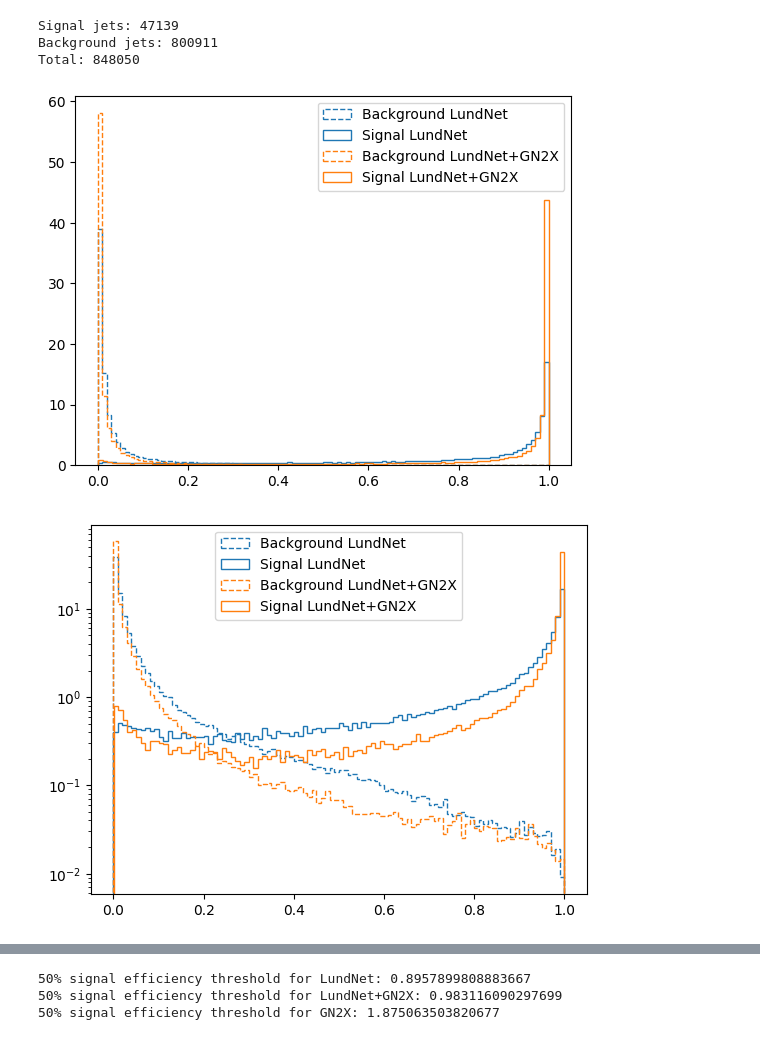
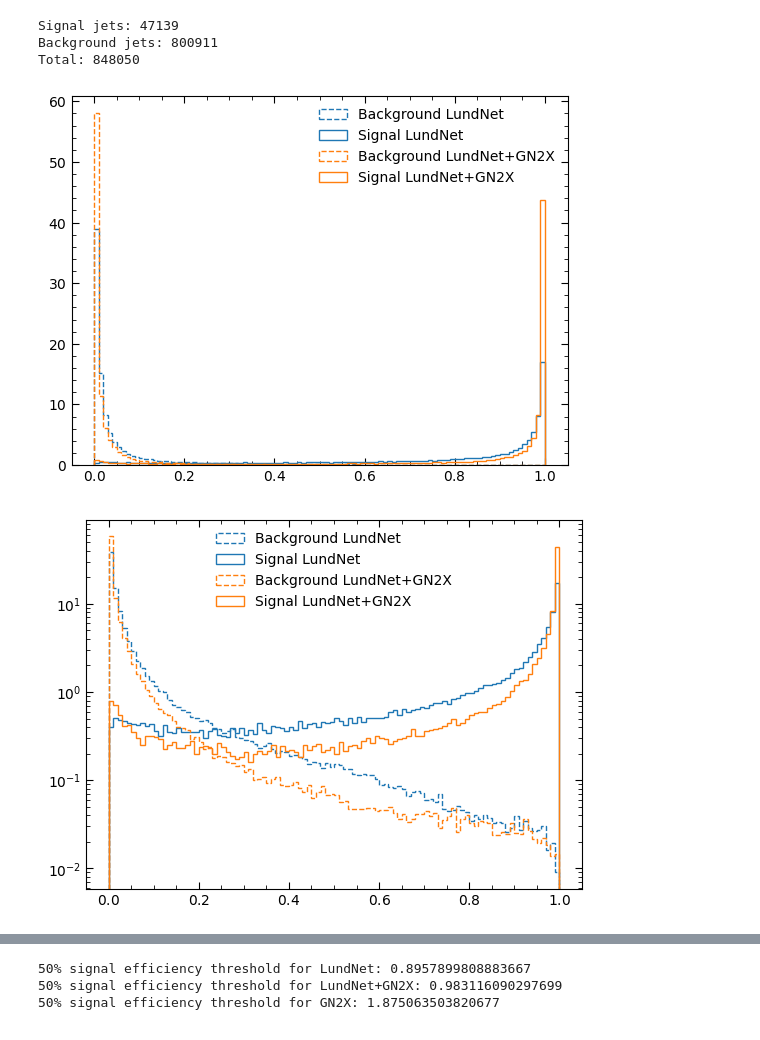
Before and after one commit to KonDoran/lundtoptagger, a Jupyter notebook: plotting.ipynb, the cells around one changed output, grey strips where cells are left out. Saved outputs shown, nothing was run; the diff lists cells and outputs as text; code cells hidden in the pictures.

```diff
--- a/plotting.ipynb
+++ b/plotting.ipynb
@@ -104,3 +92,30 @@ models = {
+# %%
+models = {
+    "LundNet": {
+        "scores": data["fjet_LundNet_score"]
+    },
+    "LundNet+GN2X": {
+        "scores": data["fjet_LundNet_plus_GN2X_score"]
+    },
+    "GN2X": {
+        "scores": gn2x_scores
+    }
+}
+
+# Set tick format for all plots
+plt.rcParams['xtick.direction'] = 'in'
+plt.rcParams['ytick.direction'] = 'in'
+plt.rcParams['xtick.top'] = True
+plt.rcParams['ytick.right'] = True
+plt.rcParams['xtick.minor.visible'] = True
+plt.rcParams['ytick.minor.visible'] = True
+plt.rcParams["axes.formatter.use_mathtext"] = True
+
+# Increase tick mark size
+plt.rcParams['xtick.major.size'] = 5
+plt.rcParams['xtick.minor.size'] = 3
+plt.rcParams['ytick.major.size'] = 5
+plt.rcParams['ytick.minor.size'] = 3
 # %%
 # Extract scores and labels
 labels = data["labels"]
@@ -116,36 +131,40 @@ hist_params = dict(
 selected_models = ["LundNet", "LundNet+GN2X"]
 for i, model in enumerate(selected_models):
     scores = models[model]["scores"]
     hist_params["color"] = f"C{i}"
     plt.hist(scores[labels==0], weights=weights[labels==0], label="Background "+model, ls="--", **hist_params)
     plt.hist(scores[labels==1], weights=weights[labels==1], label="Signal "+model,     ls="-",  **hist_params)
-    plt.legend()
+plt.legend(frameon=False)
+# plt.legend(frameon=False, bbox_to_anchor=(1.04,0.5), loc="center left")
 plt.show()
 for i, model in enumerate(selected_models):
     scores = models[model]["scores"]
     hist_params["color"] = f"C{i}"
     plt.hist(scores[labels==0], weights=weights[labels==0], label="Background "+model, ls="--", **hist_params)
     plt.hist(scores[labels==1], weights=weights[labels==1], label="Signal "+model,     ls="-",  **hist_params)
-    plt.legend()
     plt.yscale('log')
+plt.legend(frameon=False)
+# plt.legend(frameon=False, bbox_to_anchor=(1.04,0.5), loc="center left")
 plt.show()
 
 selected_models = ["GN2X"]
 for i, model in enumerate(selected_models):
     scores = models[model]["scores"]
     hist_params["color"] = f"C{i}"
     plt.hist(scores[labels==0], weights=weights[labels==0], label="Background "+model, ls="--", **hist_params)
     plt.hist(scores[labels==1], weights=weights[labels==1], label="Signal "+model,     ls="-",  **hist_params)
-    plt.legend()
+plt.legend(frameon=False)
+# plt.legend(frameon=False, bbox_to_anchor=(1.04,0.5), loc="center left")
 plt.show()
 for i, model in enumerate(selected_models):
     scores = models[model]["scores"]
     hist_params["color"] = f"C{i}"
     plt.hist(scores[labels==0], weights=weights[labels==0], label="Background "+model, ls="--", **hist_params)
     plt.hist(scores[labels==1], weights=weights[labels==1], label="Signal "+model,     ls="-",  **hist_params)
-    plt.legend()
     plt.yscale('log')
+plt.legend(frameon=False)
+# plt.legend(frameon=False, bbox_to_anchor=(1.04,0.5), loc="center left")
 plt.show()
 # %% [output]
-[figure, old version]
+[figure, new version]
-[figure, old version]
+[figure, new version]
```
Also changed, not shown: parts of 5 cells of this notebook, 1 other file.
